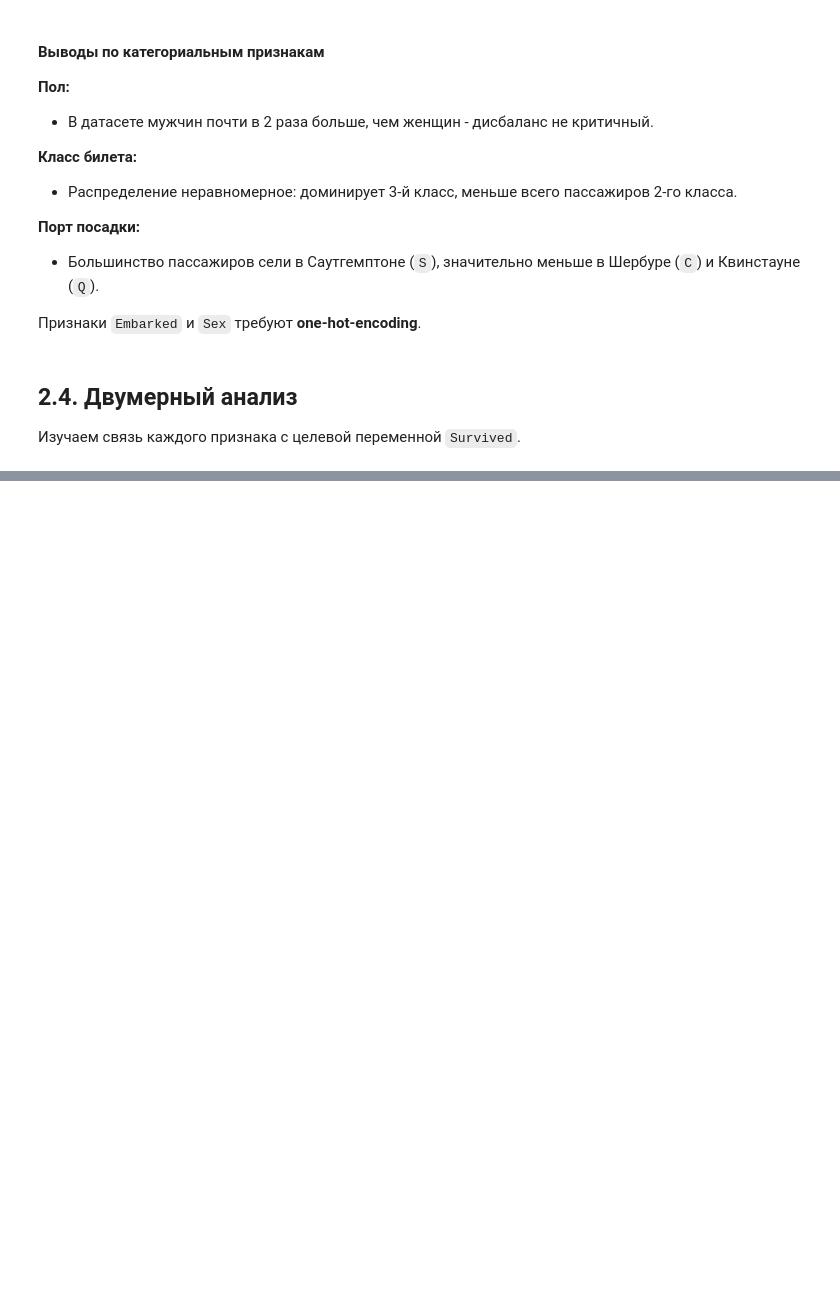
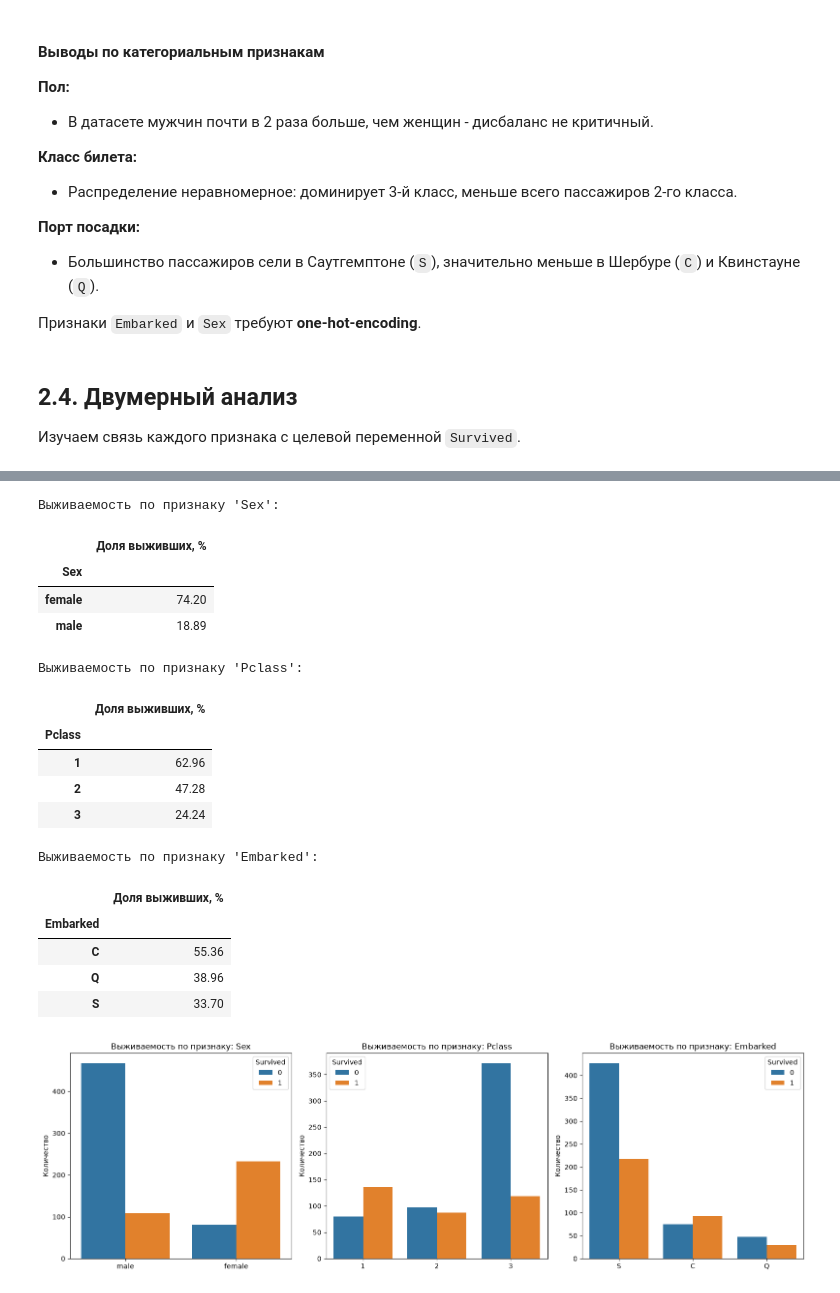
Before and after one commit to Ak1-AleX/Titanic-ML, a Jupyter notebook: titanic.ipynb, the cells around one changed output, grey strips where cells are left out. Cells and saved outputs as stored; diff of their text form; code cells hidden in the pictures; blank space fills up the shorter version.

```diff
--- a/titanic.ipynb
+++ b/titanic.ipynb
@@ -373,0 +467,46 @@ plt.show()
+# %%
+# таблицы с долями выживших
+for col in categorical_cols:
+
+    # считаем долю выживших
+    survival_rate = (df.groupby(col)['Survived'].mean() * 100).round(2)
+
+    # оформляем в DataFrame
+    summary = survival_rate.reset_index()
+    summary.columns = [col, 'Доля выживших, %']
+
+    print(f"\nВыживаемость по признаку '{col}':")
+    display(summary.set_index(col))
+
+# графики
+fig, axes = plt.subplots(nrows=1, ncols=3, figsize=(16, 5))
+
+for i, col in enumerate(categorical_cols):
+
+    # countplot с разделением по Survived
+    sns.countplot(data=df, x=col, hue='Survived', ax=axes[i])
+    axes[i].set_title(f'Выживаемость по признаку: {col}')
+    axes[i].set_xlabel('')
+    axes[i].set_ylabel('Количество')
+
+plt.tight_layout()
+plt.show()
+# %% [output]
+Выживаемость по признаку 'Sex':
+|  | Доля выживших, % |
+| Sex |  |
+| female | 74.20 |
+| male | 18.89 |
+Выживаемость по признаку 'Pclass':
+|  | Доля выживших, % |
+| Pclass |  |
+| 1 | 62.96 |
+| 2 | 47.28 |
+| 3 | 24.24 |
+Выживаемость по признаку 'Embarked':
+|  | Доля выживших, % |
+| Embarked |  |
+| C | 55.36 |
+| Q | 38.96 |
+| S | 33.70 |
+[figure, added]
```
Also changed, not shown: parts of 14 cells of this notebook.
